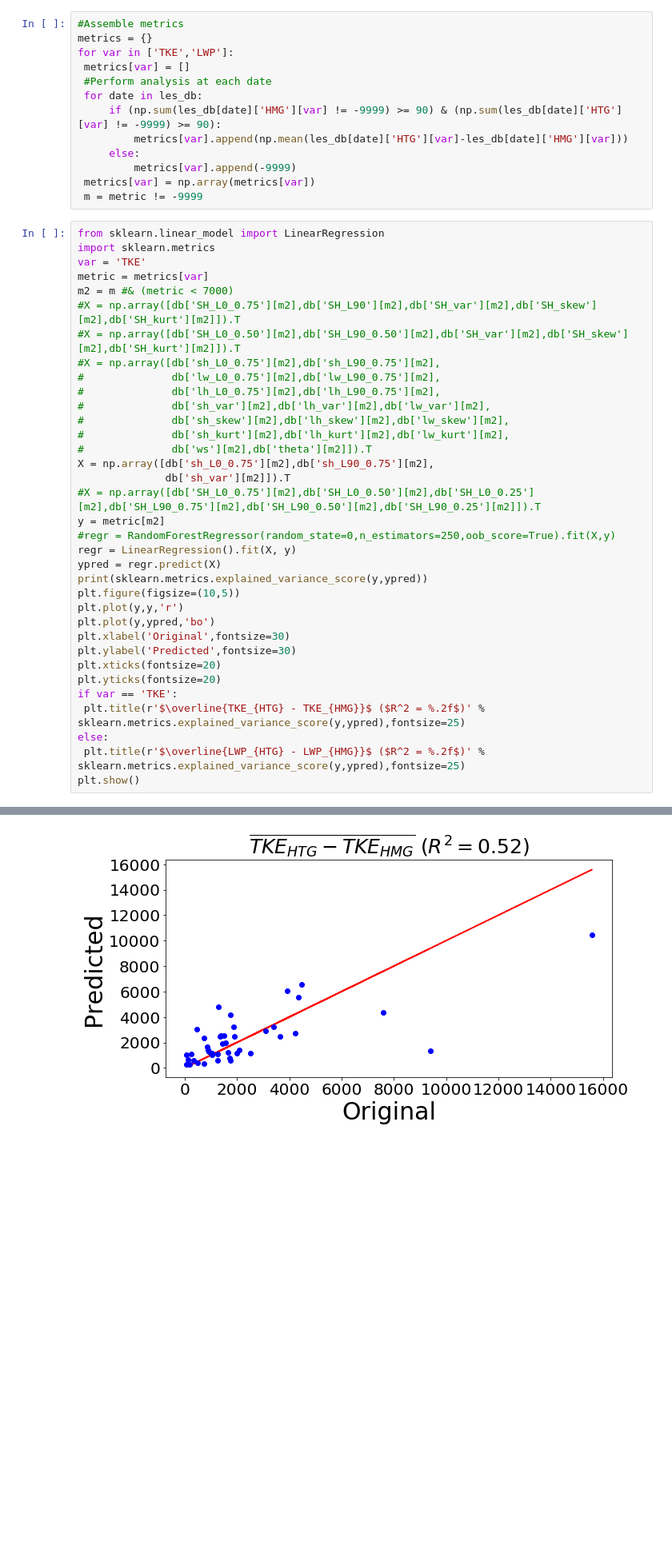
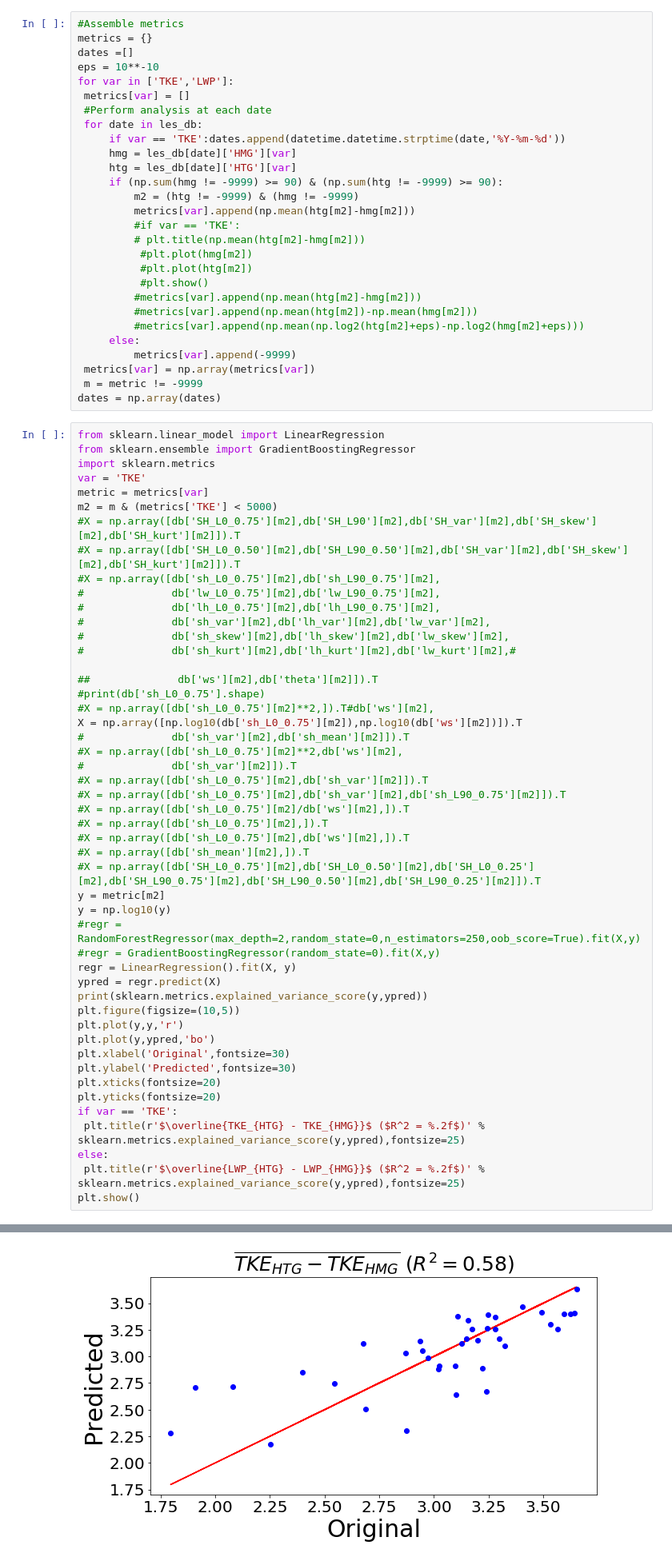
Before and after one commit to chaneyn/LESanalysis, a Jupyter notebook: Analysis.ipynb, the cells around one changed output, grey strips where cells are left out. Shown at 80% size. Cells and saved outputs as stored; diff of their text form; blank space fills up the shorter version.

```diff
--- a/Analysis.ipynb
+++ b/Analysis.ipynb
@@ -13,22 +13,38 @@ les_db = pickle.load(open(file,'rb'))
 # %%
 #Assemble metrics
 metrics = {}
+dates =[]
+eps = 10**-10
 for var in ['TKE','LWP']:
  metrics[var] = []
  #Perform analysis at each date
  for date in les_db:
-     if (np.sum(les_db[date]['HMG'][var] != -9999) >= 90) & (np.sum(les_db[date]['HTG'][var] != -9999) >= 90):
-         metrics[var].append(np.mean(les_db[date]['HTG'][var]-les_db[date]['HMG'][var]))
+     if var == 'TKE':dates.append(datetime.datetime.strptime(date,'%Y-%m-%d'))
+     hmg = les_db[date]['HMG'][var]
+     htg = les_db[date]['HTG'][var]
+     if (np.sum(hmg != -9999) >= 90) & (np.sum(htg != -9999) >= 90):
+         m2 = (htg != -9999) & (hmg != -9999)
+         metrics[var].append(np.mean(htg[m2]-hmg[m2]))
+         #if var == 'TKE':
+         # plt.title(np.mean(htg[m2]-hmg[m2]))
+          #plt.plot(hmg[m2])
+          #plt.plot(htg[m2])
+          #plt.show()
+         #metrics[var].append(np.mean(htg[m2]-hmg[m2]))
+         #metrics[var].append(np.mean(htg[m2])-np.mean(hmg[m2]))
+         #metrics[var].append(np.mean(np.log2(htg[m2]+eps)-np.log2(hmg[m2]+eps)))
      else:
          metrics[var].append(-9999)
  metrics[var] = np.array(metrics[var])
  m = metric != -9999
+dates = np.array(dates)
 # %%
 from sklearn.linear_model import LinearRegression
+from sklearn.ensemble import GradientBoostingRegressor
 import sklearn.metrics
 var = 'TKE'
 metric = metrics[var]
-m2 = m #& (metric < 7000)
+m2 = m & (metrics['TKE'] < 5000)
 #X = np.array([db['SH_L0_0.75'][m2],db['SH_L90'][m2],db['SH_var'][m2],db['SH_skew'][m2],db['SH_kurt'][m2]]).T
 #X = np.array([db['SH_L0_0.50'][m2],db['SH_L90_0.50'][m2],db['SH_var'][m2],db['SH_skew'][m2],db['SH_kurt'][m2]]).T
 #X = np.array([db['sh_L0_0.75'][m2],db['sh_L90_0.75'][m2],
@@ -36,13 +52,26 @@ m2 = m #& (metric < 7000)
 #              db['lh_L0_0.75'][m2],db['lh_L90_0.75'][m2],
 #              db['sh_var'][m2],db['lh_var'][m2],db['lw_var'][m2],
 #              db['sh_skew'][m2],db['lh_skew'][m2],db['lw_skew'][m2],
-#              db['sh_kurt'][m2],db['lh_kurt'][m2],db['lw_kurt'][m2],
-#              db['ws'][m2],db['theta'][m2]]).T
-X = np.array([db['sh_L0_0.75'][m2],db['sh_L90_0.75'][m2],
-              db['sh_var'][m2]]).T
+#              db['sh_kurt'][m2],db['lh_kurt'][m2],db['lw_kurt'][m2],#
+
+##              db['ws'][m2],db['theta'][m2]]).T
+#print(db['sh_L0_0.75'].shape)
+#X = np.array([db['sh_L0_0.75'][m2]**2,]).T#db['ws'][m2],
+X = np.array([np.log10(db['sh_L0_0.75'][m2]),np.log10(db['ws'][m2])]).T
+#              db['sh_var'][m2],db['sh_mean'][m2]]).T
+#X = np.array([db['sh_L0_0.75'][m2]**2,db['ws'][m2],
+#              db['sh_var'][m2]]).T
+#X = np.array([db['sh_L0_0.75'][m2],db['sh_var'][m2]]).T
+#X = np.array([db['sh_L0_0.75'][m2],db['sh_var'][m2],db['sh_L90_0.75'][m2]]).T
+#X = np.array([db['sh_L0_0.75'][m2]/db['ws'][m2],]).T
+#X = np.array([db['sh_L0_0.75'][m2],]).T
+#X = np.array([db['sh_L0_0.75'][m2],db['ws'][m2],]).T
+#X = np.array([db['sh_mean'][m2],]).T
 #X = np.array([db['SH_L0_0.75'][m2],db['SH_L0_0.50'][m2],db['SH_L0_0.25'][m2],db['SH_L90_0.75'][m2],db['SH_L90_0.50'][m2],db['SH_L90_0.25'][m2]]).T
 y = metric[m2]
-#regr = RandomForestRegressor(random_state=0,n_estimators=250,oob_score=True).fit(X,y)
+y = np.log10(y)
+#regr = RandomForestRegressor(max_depth=2,random_state=0,n_estimators=250,oob_score=True).fit(X,y)
+#regr = GradientBoostingRegressor(random_state=0).fit(X,y)
 regr = LinearRegression().fit(X, y)
 ypred = regr.predict(X)
 print(sklearn.metrics.explained_variance_score(y,ypred))
@@ -63,4 +92,4 @@ plt.show()
-[figure, old version]
+[figure, new version]
 # %%
 import sklearn.model_selection
 clf = LinearRegression()
```
Also changed, not shown: parts of 11 cells of this notebook, 1 other file.
